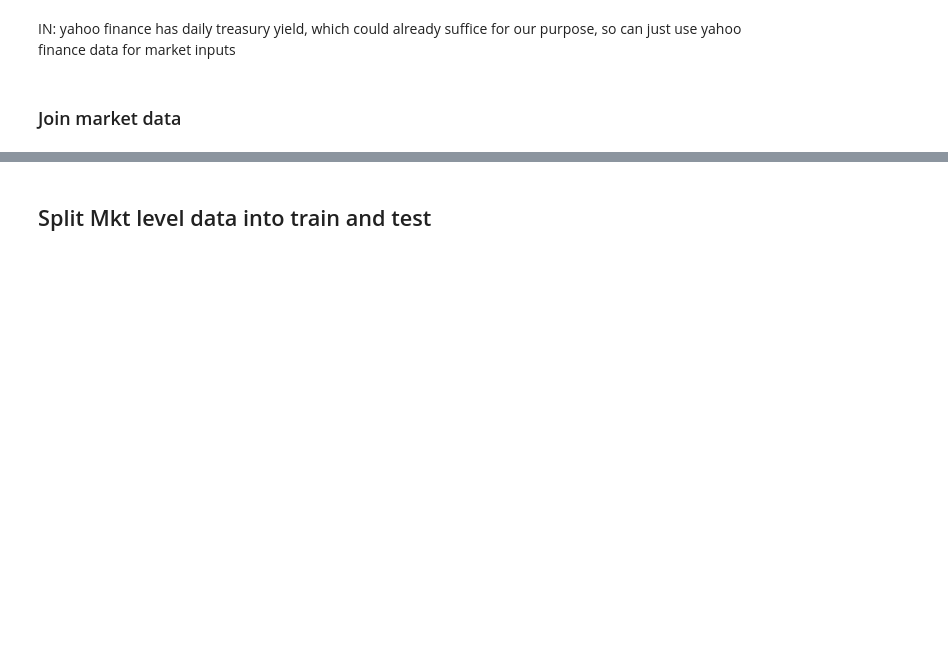
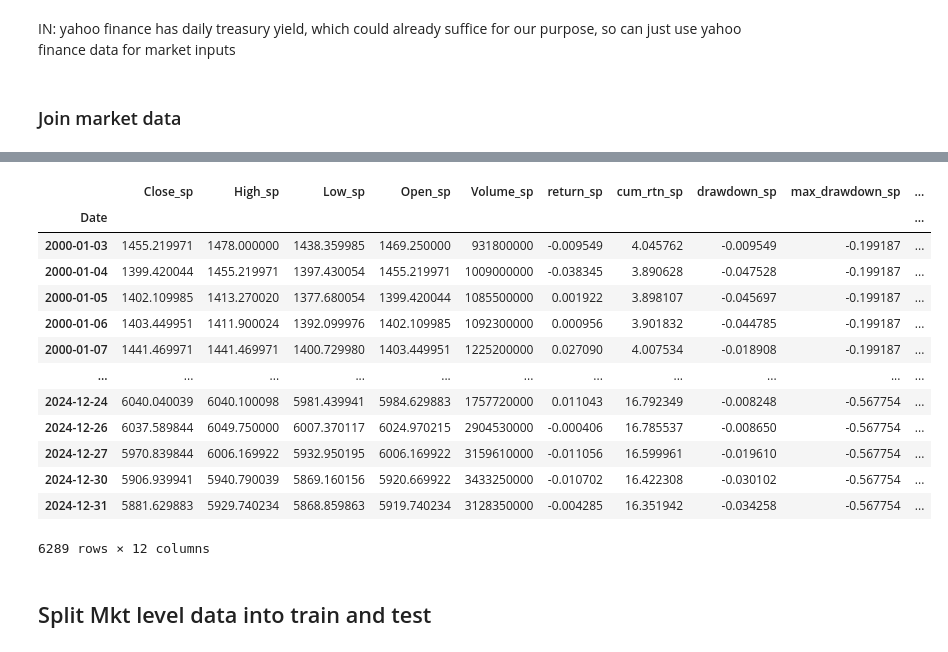
Before and after one commit to IreneNS/Datasci210-capstone, a Jupyter notebook: analysis-individual/IN/ds210_initial_data_EDA_IN.ipynb, the cells around one changed output, grey strips where cells are left out. Cells and saved outputs as stored; diff of their text form; code cells hidden in the pictures; blank space fills up the shorter version.

```diff
--- a/analysis-individual/IN/ds210_initial_data_EDA_IN.ipynb
+++ b/analysis-individual/IN/ds210_initial_data_EDA_IN.ipynb
@@ -1042,6 +1064,23 @@ Index(['Close_sp', 'High_sp', 'Low_sp', 'Open_sp', 'Volume_sp', 'return_sp',
        'cum_rtn_sp', 'drawdown_sp', 'max_drawdown_sp', 'tsy10yr', 'tsy5yr',
        'tsy2yr'],
       dtype='object')
+# %%
+mkt_daily
+# %% [output]
+|  | Close_sp | High_sp | Low_sp | Open_sp | Volume_sp | return_sp | cum_rtn_sp | drawdown_sp | max_drawdown_sp | ... |
+| Date |  |  |  |  |  |  |  |  |  | ... |
+| 2000-01-03 | 1455.219971 | 1478.000000 | 1438.359985 | 1469.250000 | 931800000 | -0.009549 | 4.045762 | -0.009549 | -0.199187 | ... |
+| 2000-01-04 | 1399.420044 | 1455.219971 | 1397.430054 | 1455.219971 | 1009000000 | -0.038345 | 3.890628 | -0.047528 | -0.199187 | ... |
+| 2000-01-05 | 1402.109985 | 1413.270020 | 1377.680054 | 1399.420044 | 1085500000 | 0.001922 | 3.898107 | -0.045697 | -0.199187 | ... |
+| 2000-01-06 | 1403.449951 | 1411.900024 | 1392.099976 | 1402.109985 | 1092300000 | 0.000956 | 3.901832 | -0.044785 | -0.199187 | ... |
+| 2000-01-07 | 1441.469971 | 1441.469971 | 1400.729980 | 1403.449951 | 1225200000 | 0.027090 | 4.007534 | -0.018908 | -0.199187 | ... |
+| ... | ... | ... | ... | ... | ... | ... | ... | ... | ... | ... |
+| 2024-12-24 | 6040.040039 | 6040.100098 | 5981.439941 | 5984.629883 | 1757720000 | 0.011043 | 16.792349 | -0.008248 | -0.567754 | ... |
+| 2024-12-26 | 6037.589844 | 6049.750000 | 6007.370117 | 6024.970215 | 2904530000 | -0.000406 | 16.785537 | -0.008650 | -0.567754 | ... |
+| 2024-12-27 | 5970.839844 | 6006.169922 | 5932.950195 | 6006.169922 | 3159610000 | -0.011056 | 16.599961 | -0.019610 | -0.567754 | ... |
+| 2024-12-30 | 5906.939941 | 5940.790039 | 5869.160156 | 5920.669922 | 3433250000 | -0.010702 | 16.422308 | -0.030102 | -0.567754 | ... |
+| 2024-12-31 | 5881.629883 | 5929.740234 | 5868.859863 | 5919.740234 | 3128350000 | -0.004285 | 16.351942 | -0.034258 | -0.567754 | ... |
+6289 rows × 12 columns
 # %% [markdown]
 ## Split Mkt level data into train and test
 # %%
```
Also changed, not shown: parts of 9 cells of this notebook, 3 other files.
